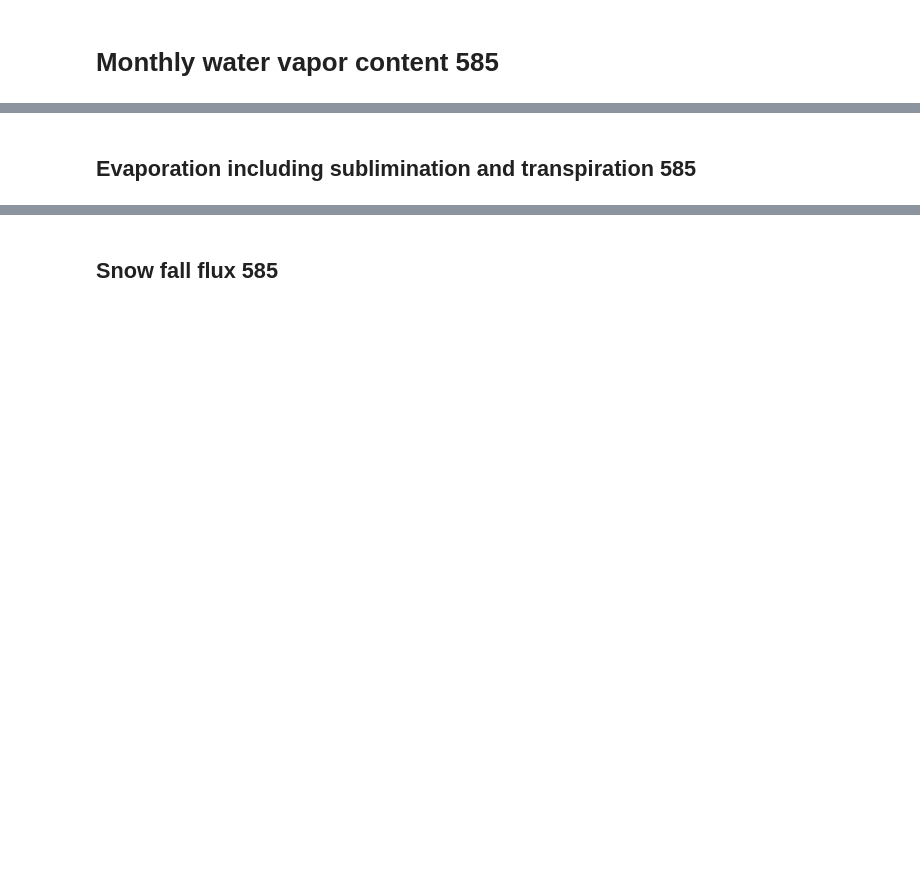
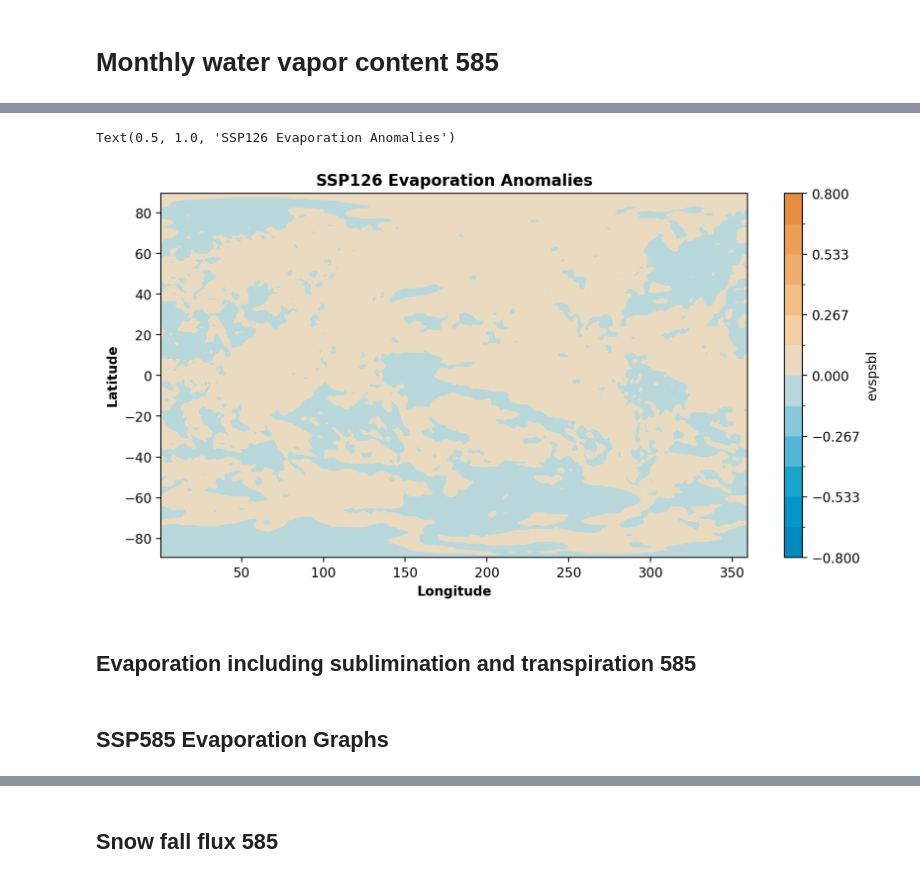
Before and after one commit to ees-climate-fall24/groupproject_bihl, a Jupyter notebook: group_project.ipynb, the cells around one changed output, grey strips where cells are left out. Cells and saved outputs as stored; diff of their text form; code cells hidden in the pictures; blank space fills up the shorter version.

```diff
--- a/group_project.ipynb
+++ b/group_project.ipynb
@@ -286,3 +304,13 @@ Text(0.5, 1.0, 'Evaporation 2015-2035 spp 126')
+# %%
+difference_evap_126 = baseline_evap_last_years - baseline_evap_first_years
+fig, ax0  = plt.subplots(figsize=(10,5))
+difference_evap_126.plot.contourf(ax=ax0,cmap=wocemaps.salinity, vmin=-0.8, vmax=0.8, levels=13)
+ax0.set_ylabel('Latitude',fontweight='bold')
+ax0.set_xlabel('Longitude',fontweight='bold')
+plt.title("SSP126 Evaporation Anomalies", fontweight='bold')
+# %% [output]
+Text(0.5, 1.0, 'SSP126 Evaporation Anomalies')
+[figure, added]
 # %% [markdown]
 ## Evaporation including sublimination and transpiration 585
 # %%
@@ -303,3 +331,5 @@ mapper_585_evap = gcs.get_mapper(evap_585_zarr)
 gfdl_esm4_585_evap = xr.open_zarr(mapper_585_evap,
                                 consolidated=True,use_cftime=True).evspsbl.rename({'lat':'latitude',
                                                              'lon':'longitude'})
+# %% [markdown]
+## SSP585 Evaporation Graphs
```
Also changed, not shown: parts of 21 cells of this notebook.
